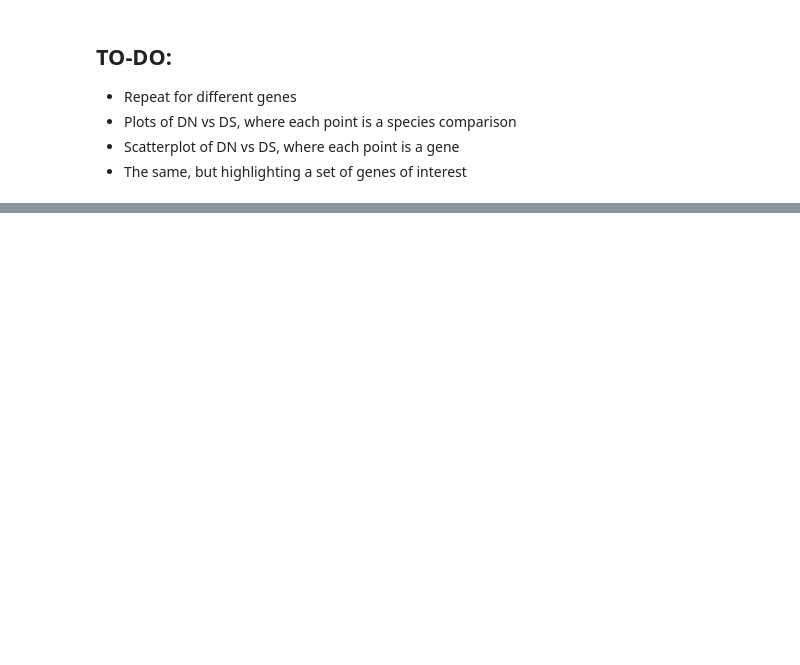
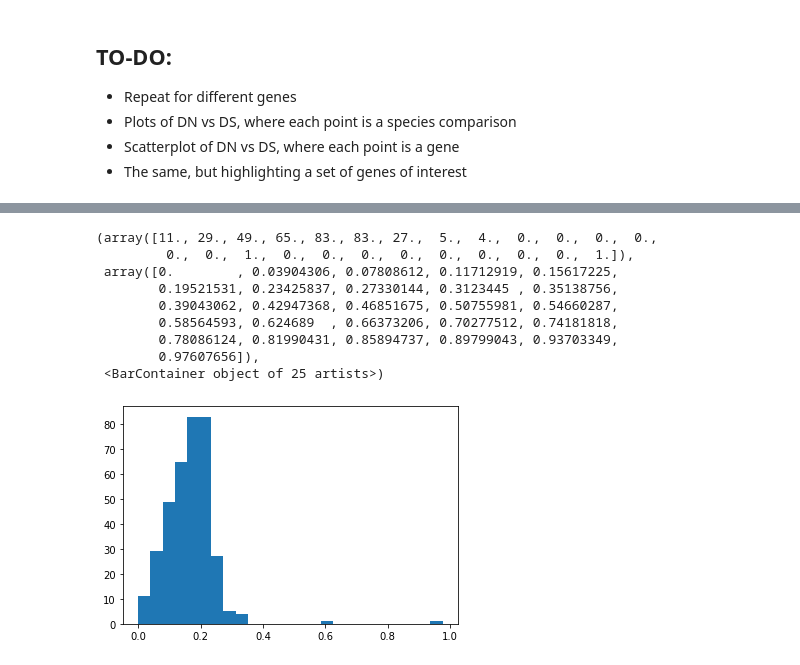
Before and after one commit to ncbi/workshop-mol-evol-datasets, a Jupyter notebook: notebooks/revised.ipynb, the cells around one changed output, grey strips where cells are left out. Drawn from its saved outputs; the diff is of its cells as text; code cells hidden in the pictures; blank space fills up the shorter version.

```diff
--- a/notebooks/revised.ipynb
+++ b/notebooks/revised.ipynb
@@ -193,10 +450,3 @@ sorted(substitutions["Drosophila pseudoobscura"])
-# %%
-for total_subs, nonsyn_subs in substitutions.values():
-    plt.loglog(nonsyn_subs, total_subs - nonsyn_subs, '.k', alpha=0.25)
-# %%
-for total_subs, nonsyn_subs in substitutions.values():
-    plt.loglog(nonsyn_subs, total_subs - nonsyn_subs, '.k', alpha=0.25)
-plt.loglog([1, 1000], [2,2000], "--k")
 # %% [markdown]
 ## TO-DO:
 - Repeat for different genes
@@ -265,6 +560,7 @@ plt.hist(expectations.values())
 omega = {}
 for gene_id, (total_subs, nonsyn_subs) in substitutions["Drosophila pseudoobscura"].items():
     syn_subs = total_subs - nonsyn_subs
-    dnds = nonsyn_subs / syn_subs
-    expected_dnds = expectations[gene_id]
-    omega[gene_id] = dnds / expected_dnds
+    dnds_obs = nonsyn_subs / syn_subs
+    dnds_exp = expectations[gene_id]
+    print(dnds_obs, dnds_exp)
+    omega[gene_id] = dnds_obs / dnds_exp
@@ -271,2 +585,13 @@ for gene_id, (total_subs, nonsyn_subs) in substitutions["Drosophila pseudoobscur
 # %%
-plt.hist(omega)
+plt.hist(omega.values(), bins=25)
+# %% [output]
+(array([11., 29., 49., 65., 83., 83., 27.,  5.,  4.,  0.,  0.,  0.,  0.,
+         0.,  0.,  1.,  0.,  0.,  0.,  0.,  0.,  0.,  0.,  0.,  1.]),
+ array([0.        , 0.03904306, 0.07808612, 0.11712919, 0.15617225,
+        0.19521531, 0.23425837, 0.27330144, 0.3123445 , 0.35138756,
+        0.39043062, 0.42947368, 0.46851675, 0.50755981, 0.54660287,
+        0.58564593, 0.624689  , 0.66373206, 0.70277512, 0.74181818,
+        0.78086124, 0.81990431, 0.85894737, 0.89799043, 0.93703349,
+        0.97607656]),
+ <BarContainer object of 25 artists>)
+[figure, added]
```
Also changed, not shown: parts of 20 cells of this notebook, 1 other file.
